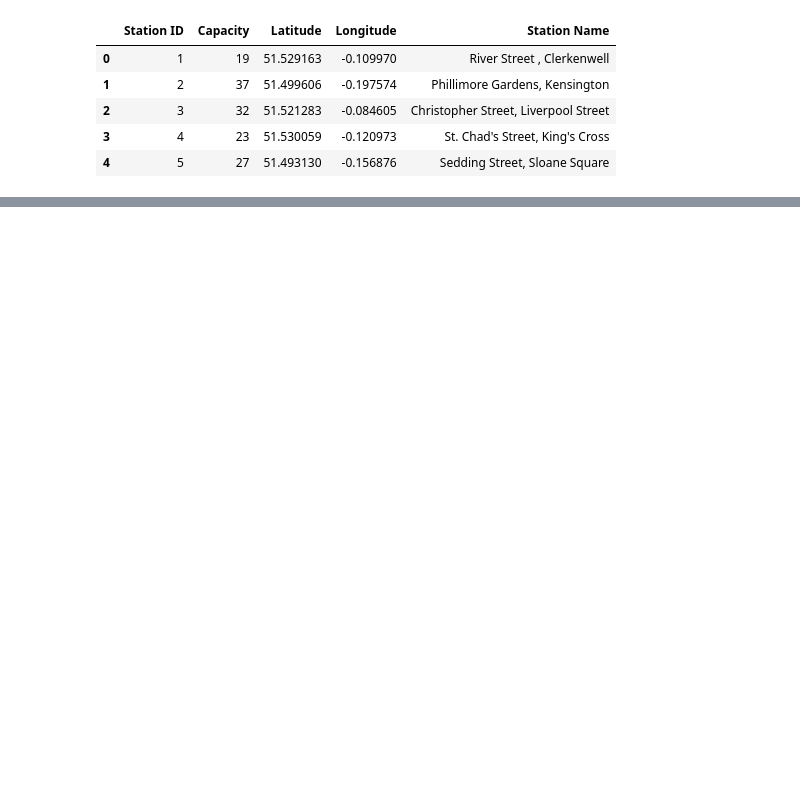
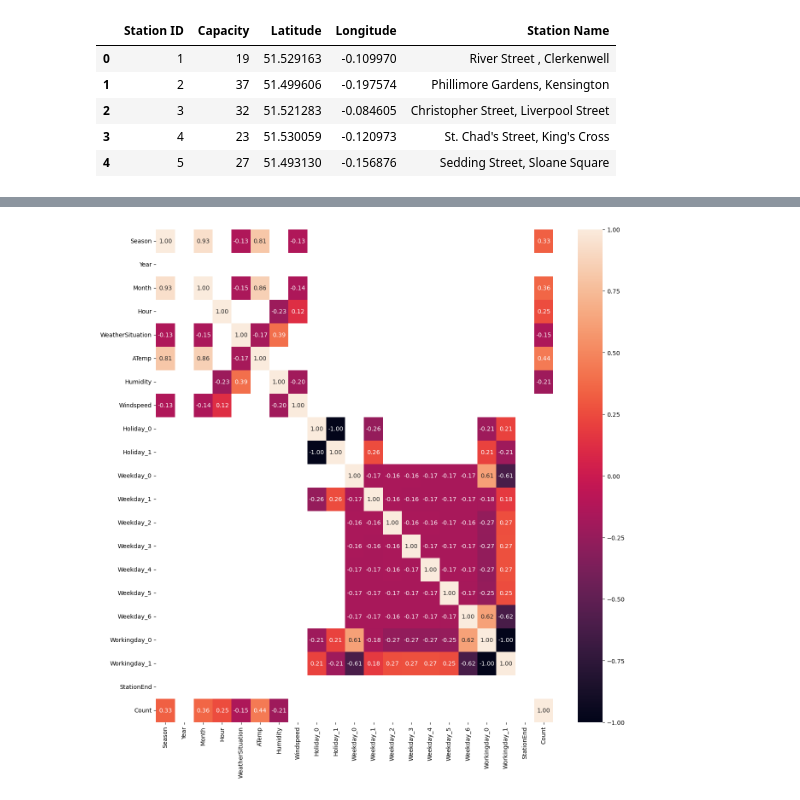
Before and after one commit to FlipGoncalves/BikeSharingDeepLearning, a Jupyter notebook: DatasetSTM/stmdatasetsimulation.ipynb, the cells around one changed output, grey strips where cells are left out. Saved outputs shown, nothing was run; the diff lists cells and outputs as text; code cells hidden in the pictures; blank space fills up the shorter version.

```diff
--- a/DatasetSTM/stmdatasetsimulation.ipynb
+++ b/DatasetSTM/stmdatasetsimulation.ipynb
@@ -207,0 +248,36 @@ Text(0.5, 1.0, 'Number of trips ended by station during the first year')
+# %%
+trips_2 = trips_temp.loc[trips_temp["StationEnd"] == 39]
+# trips_2 = trips_temp.loc[trips_temp["Season"] == 1]
+trips_2 = trips_2.loc[trips_temp["DateEnd"] <= datetime.strptime(first_day, "%Y-%m-%d") + timedelta(days=245)]
+
+# trips_2.loc[trips_2['Season'] == 1, 'Season'] = "Winter"
+# trips_2.loc[trips_2['Season'] == 2, 'Season'] = "Spring"
+# trips_2.loc[trips_2['Season'] == 3, 'Season'] = "Summer"
+# trips_2.loc[trips_2['Season'] == 4, 'Season'] = "Fall"
+
+trips_2 = pd.get_dummies(data=trips_2, columns=["Holiday"], dtype=int)
+trips_2 = pd.get_dummies(data=trips_2, columns=["Weekday"], dtype=int)
+# trips_2 = pd.get_dummies(data=trips_2, columns=["WeatherSituation"], dtype=bool)
+# trips_2 = pd.get_dummies(data=trips_2, columns=["Season"], dtype=bool, prefix="", prefix_sep="")
+# trips_2 = pd.get_dummies(data=trips_2, columns=["Year"], dtype=bool)
+# trips_2 = pd.get_dummies(data=trips_2, columns=["Month"], dtype=bool)
+# trips_2 = pd.get_dummies(data=trips_2, columns=["Hour"], dtype=int)
+trips_2 = pd.get_dummies(data=trips_2, columns=["Workingday"], dtype=int)
+
+cols = trips_2.columns.tolist()
+cols = cols[3:] + cols[0:3]
+
+trips_2 = trips_2[cols]
+# %%
+import seaborn as sns
+
+trips_2 = trips_2.drop(columns=["Temp", "StationEnd"])
+# trips_2 = trips_2.drop(columns=["Holiday", "Weekday", "Temp", "Workingday", "StationEnd", "Windspeed"])
+
+con_corr = trips_2.corr()
+mask_con_corr = con_corr[(con_corr >= 0.1) | (con_corr <= -0.1)]
+
+fig, axes = plt.subplots(nrows=1, ncols=1, figsize=(15,15))
+fig = sns.heatmap(mask_con_corr, vmin=-1, vmax=1, annot=True, fmt='0.2f')
+# %% [output]
+[figure, added]
```
Also changed, not shown: parts of 13 cells of this notebook.
